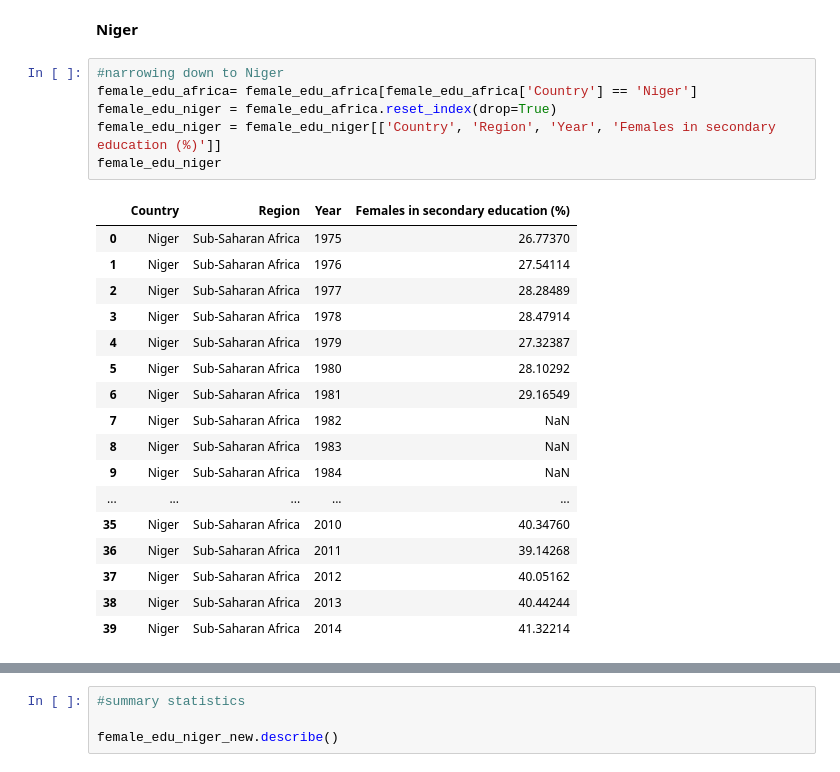
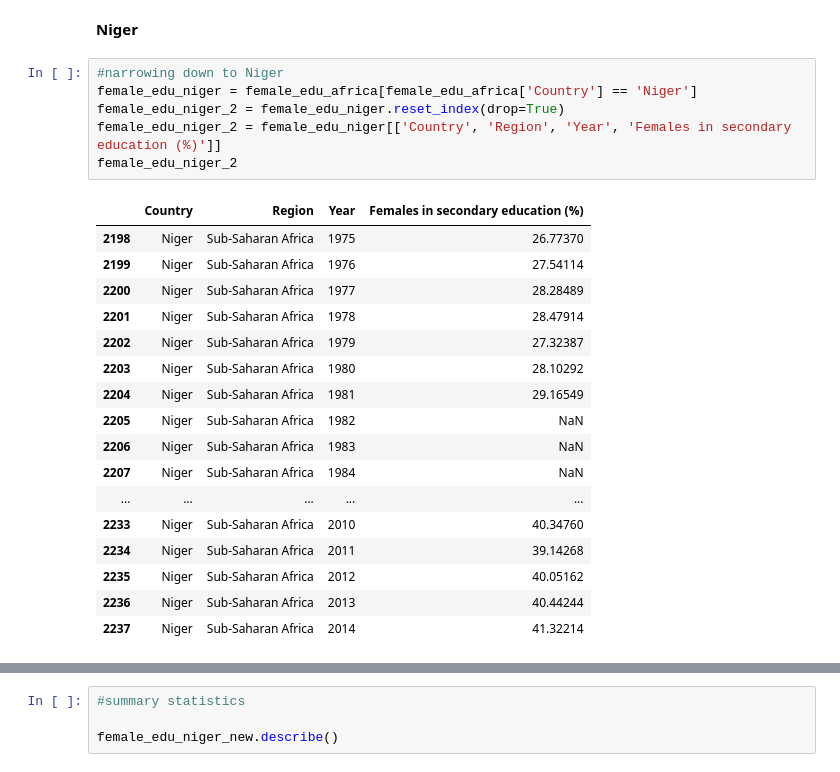
Before and after one commit to ChangHuaHua/QM2-Group-12, a Jupyter notebook: Summary_Statistics_Female_Education.ipynb, the cells around one changed output, grey strips where cells are left out. Drawn from its saved outputs; the diff is of its cells as text.

```diff
--- a/Summary_Statistics_Female_Education.ipynb
+++ b/Summary_Statistics_Female_Education.ipynb
@@ -193,28 +193,28 @@ female_edu_africa_new.describe()
 **Niger**
 # %%
 #narrowing down to Niger
-female_edu_africa= female_edu_africa[female_edu_africa['Country'] == 'Niger']
-female_edu_niger = female_edu_africa.reset_index(drop=True)
-female_edu_niger = female_edu_niger[['Country', 'Region', 'Year', 'Females in secondary education (%)']]
-female_edu_niger
+female_edu_niger = female_edu_africa[female_edu_africa['Country'] == 'Niger']
+female_edu_niger_2 = female_edu_niger.reset_index(drop=True)
+female_edu_niger_2 = female_edu_niger[['Country', 'Region', 'Year', 'Females in secondary education (%)']]
+female_edu_niger_2
 # %% [output]
 |  | Country | Region | Year | Females in secondary education (%) |
-| 0 | Niger | Sub-Saharan Africa | 1975 | 26.77370 |
-| 1 | Niger | Sub-Saharan Africa | 1976 | 27.54114 |
-| 2 | Niger | Sub-Saharan Africa | 1977 | 28.28489 |
-| 3 | Niger | Sub-Saharan Africa | 1978 | 28.47914 |
-| 4 | Niger | Sub-Saharan Africa | 1979 | 27.32387 |
-| 5 | Niger | Sub-Saharan Africa | 1980 | 28.10292 |
-| 6 | Niger | Sub-Saharan Africa | 1981 | 29.16549 |
-| 7 | Niger | Sub-Saharan Africa | 1982 | NaN |
-| 8 | Niger | Sub-Saharan Africa | 1983 | NaN |
-| 9 | Niger | Sub-Saharan Africa | 1984 | NaN |
+| 2198 | Niger | Sub-Saharan Africa | 1975 | 26.77370 |
+| 2199 | Niger | Sub-Saharan Africa | 1976 | 27.54114 |
+| 2200 | Niger | Sub-Saharan Africa | 1977 | 28.28489 |
+| 2201 | Niger | Sub-Saharan Africa | 1978 | 28.47914 |
+| 2202 | Niger | Sub-Saharan Africa | 1979 | 27.32387 |
+| 2203 | Niger | Sub-Saharan Africa | 1980 | 28.10292 |
+| 2204 | Niger | Sub-Saharan Africa | 1981 | 29.16549 |
+| 2205 | Niger | Sub-Saharan Africa | 1982 | NaN |
+| 2206 | Niger | Sub-Saharan Africa | 1983 | NaN |
+| 2207 | Niger | Sub-Saharan Africa | 1984 | NaN |
 | ... | ... | ... | ... | ... |
-| 35 | Niger | Sub-Saharan Africa | 2010 | 40.34760 |
-| 36 | Niger | Sub-Saharan Africa | 2011 | 39.14268 |
-| 37 | Niger | Sub-Saharan Africa | 2012 | 40.05162 |
-| 38 | Niger | Sub-Saharan Africa | 2013 | 40.44244 |
-| 39 | Niger | Sub-Saharan Africa | 2014 | 41.32214 |
+| 2233 | Niger | Sub-Saharan Africa | 2010 | 40.34760 |
+| 2234 | Niger | Sub-Saharan Africa | 2011 | 39.14268 |
+| 2235 | Niger | Sub-Saharan Africa | 2012 | 40.05162 |
+| 2236 | Niger | Sub-Saharan Africa | 2013 | 40.44244 |
+| 2237 | Niger | Sub-Saharan Africa | 2014 | 41.32214 |
 # %%
 #pivoting the dataframe
 
```
Also changed, not shown: parts of 9 cells of this notebook.
